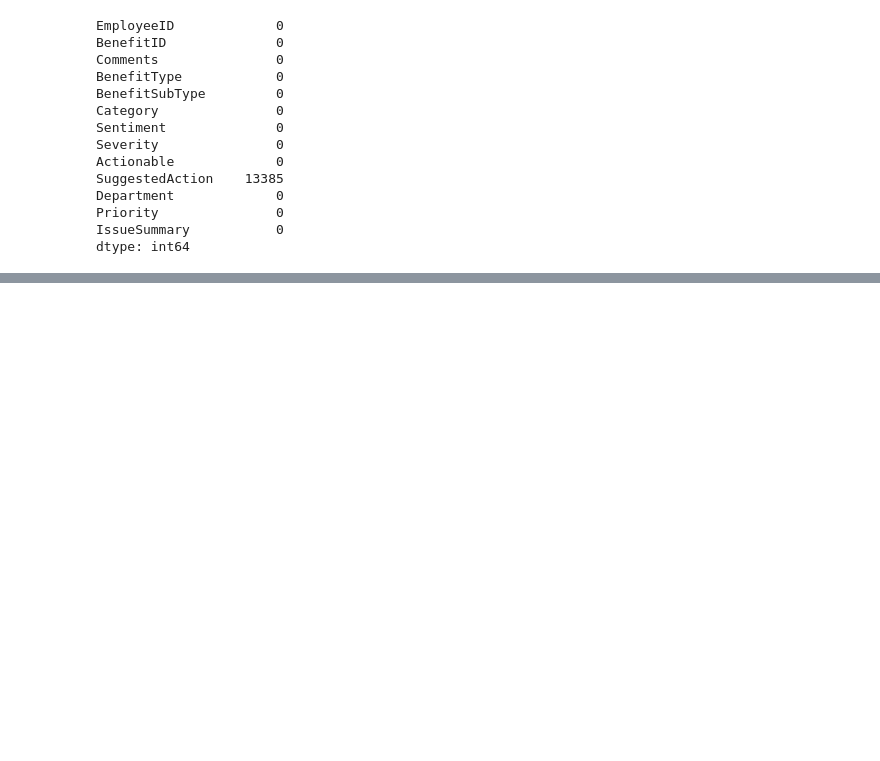
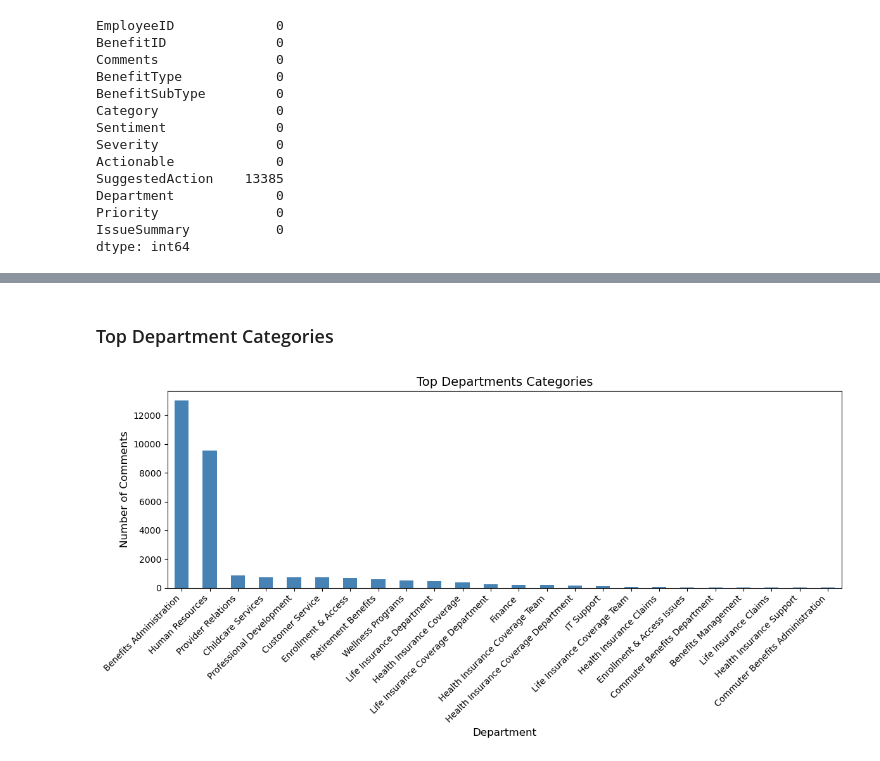
Before and after one commit to shrutikakubal/BenefitSync, a Jupyter notebook: phase1.ipynb, the cells around one changed output, grey strips where cells are left out. Drawn from its saved outputs; the diff is of its cells as text; code cells hidden in the pictures; blank space fills up the shorter version.

```diff
--- a/phase1.ipynb
+++ b/phase1.ipynb
@@ -698,0 +728,15 @@ dtype: int64
+# %% [markdown]
+### Top Department Categories
+# %%
+import matplotlib.pyplot as plt
+
+plt.figure(figsize=(12, 6))  # Increase width and height
+df['Department'].value_counts().plot(kind='bar', color='steelblue')
+plt.title("Top Departments Categories", fontsize=14)
+plt.xlabel("Department", fontsize=12)
+plt.ylabel("Number of Comments", fontsize=12)
+plt.xticks(rotation=45, ha='right', fontsize=10)  # Rotate and align labels
+plt.tight_layout()  # Avoid label cutoff
+plt.show()
+# %% [output]
+[figure, added]
```
Also changed, not shown: parts of 28 cells of this notebook, 1 other file.
